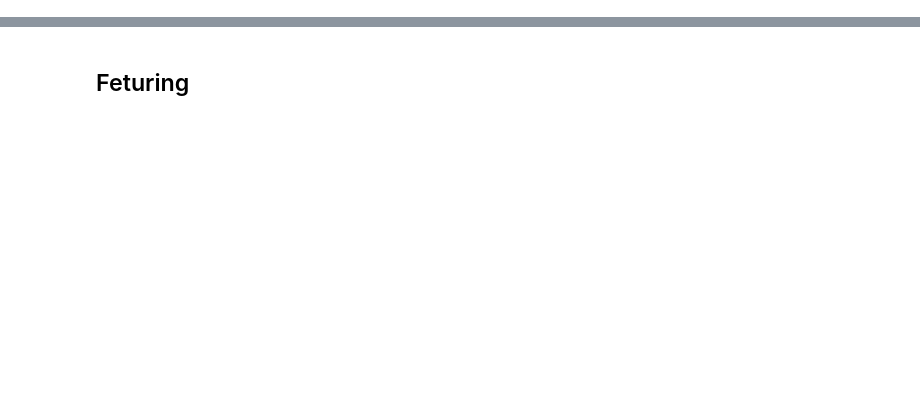
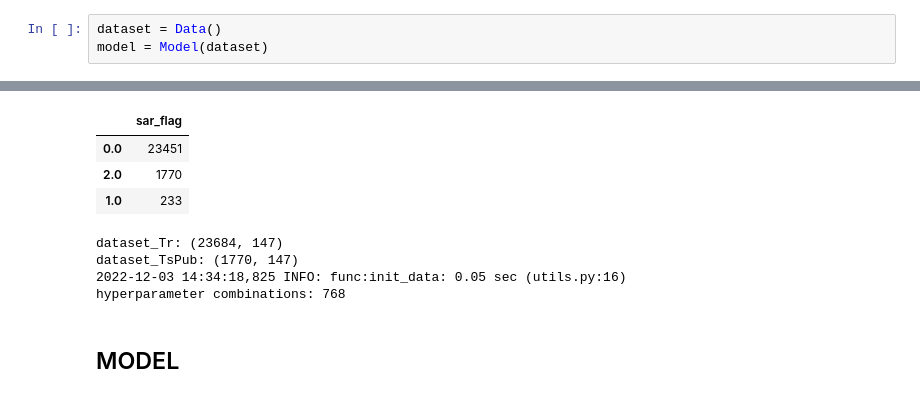
Before and after one commit to Backlu/money_laundry, a Jupyter notebook: money_lundry_v1.ipynb, the cells around one changed output, grey strips where cells are left out. Saved outputs shown, nothing was run; the diff lists cells and outputs as text; blank space fills up the shorter version.

```diff
--- a/money_lundry_v1.ipynb
+++ b/money_lundry_v1.ipynb
@@ -49,0 +38,4 @@ custinfo_valid = custinfo_valid.set_index(['cust_id','alert_date'])
+# %%
+dataset = Data()
+model = Model(dataset)
+# %% [output]
@@ -50,2 +52,10 @@ custinfo_valid = custinfo_valid.set_index(['cust_id','alert_date'])
+|  | sar_flag |
+| 0.0 | 23451 |
+| 2.0 | 1770 |
+| 1.0 | 233 |
+dataset_Tr: (23684, 147)
+dataset_TsPub: (1770, 147)
+2022-12-03 14:34:18,825 INFO: func:init_data: 0.05 sec (utils.py:16)
+hyperparameter combinations: 768
 # %% [markdown]
-## Feturing
+## MODEL
```
Also changed, not shown: parts of 32 cells of this notebook, 6 other files.
